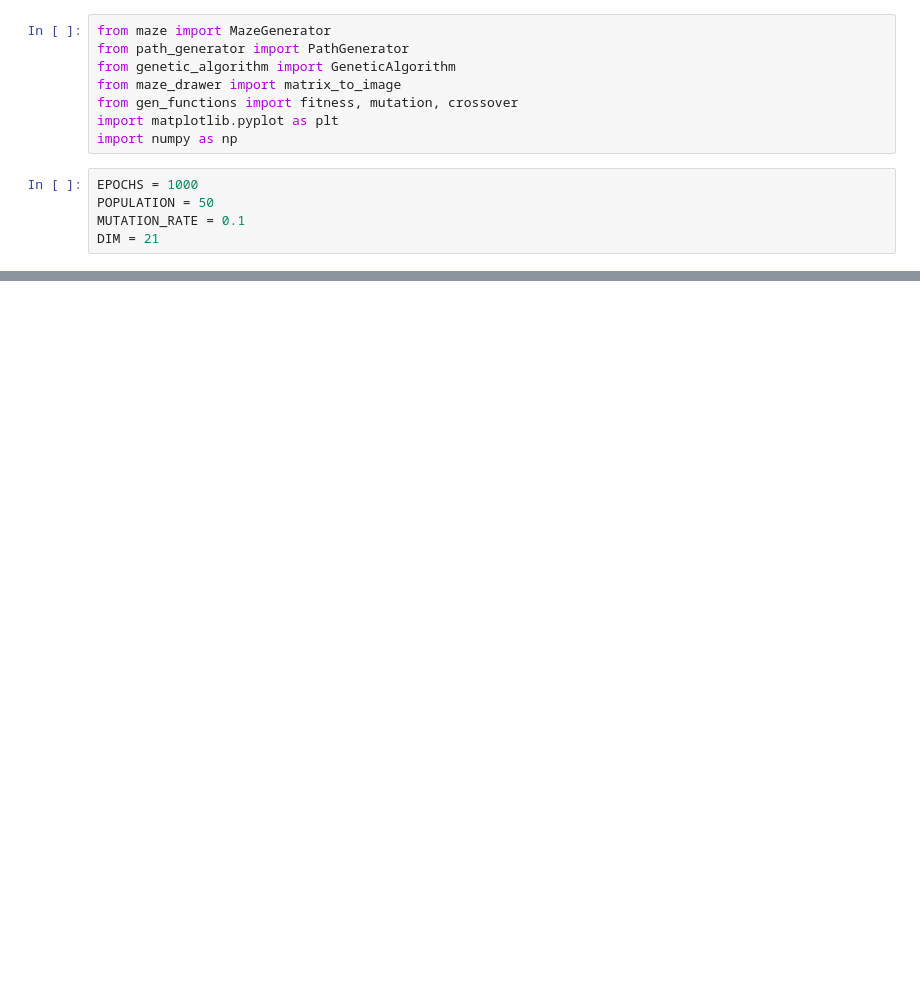
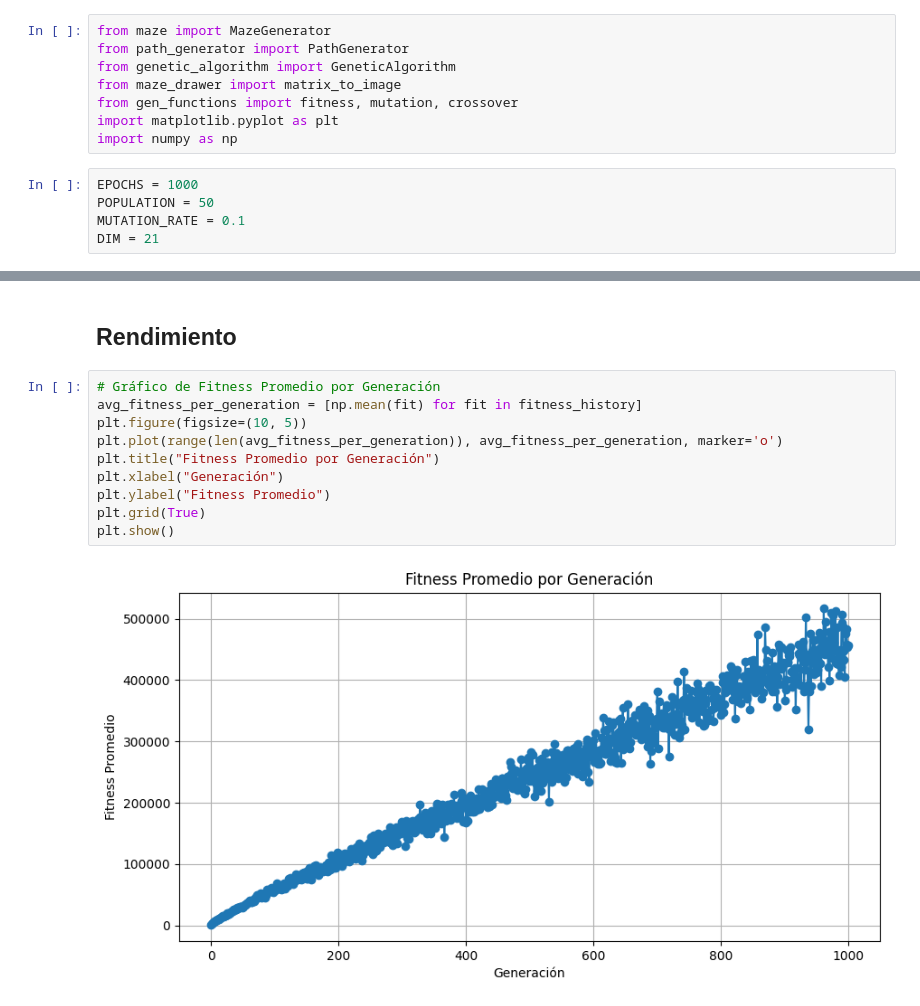
Before and after one commit to gusanitor8/modsim-proyecto, a Jupyter notebook: testing.ipynb, the cells around one changed output, grey strips where cells are left out. Cells and saved outputs as stored; diff of their text form; blank space fills up the shorter version.

```diff
--- a/testing.ipynb
+++ b/testing.ipynb
@@ -101,0 +58,14 @@ plt.show()
+# %% [markdown]
+## Rendimiento
+# %%
+# Gráfico de Fitness Promedio por Generación
+avg_fitness_per_generation = [np.mean(fit) for fit in fitness_history]
+plt.figure(figsize=(10, 5))
+plt.plot(range(len(avg_fitness_per_generation)), avg_fitness_per_generation, marker='o')
+plt.title("Fitness Promedio por Generación")
+plt.xlabel("Generación")
+plt.ylabel("Fitness Promedio")
+plt.grid(True)
+plt.show()
+# %% [output]
+[figure, added]
```
Also changed, not shown: parts of 6 cells of this notebook, 1 other file.
